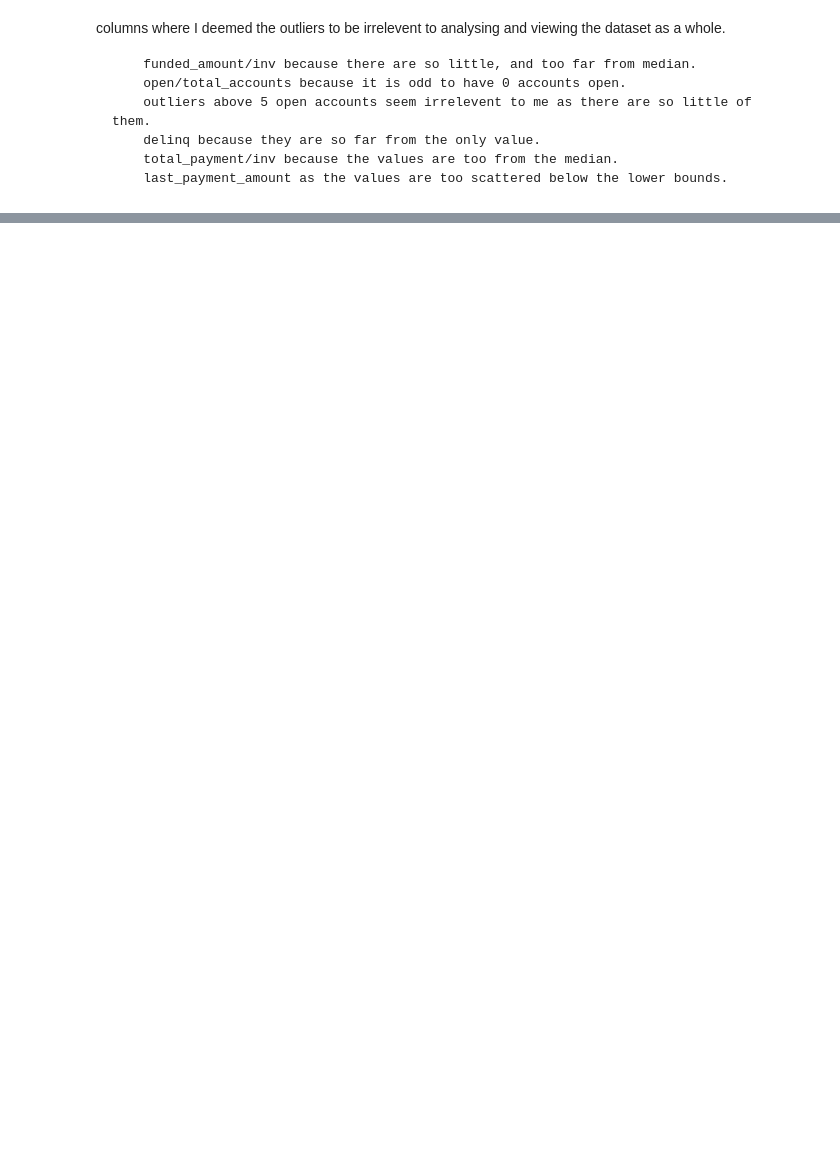
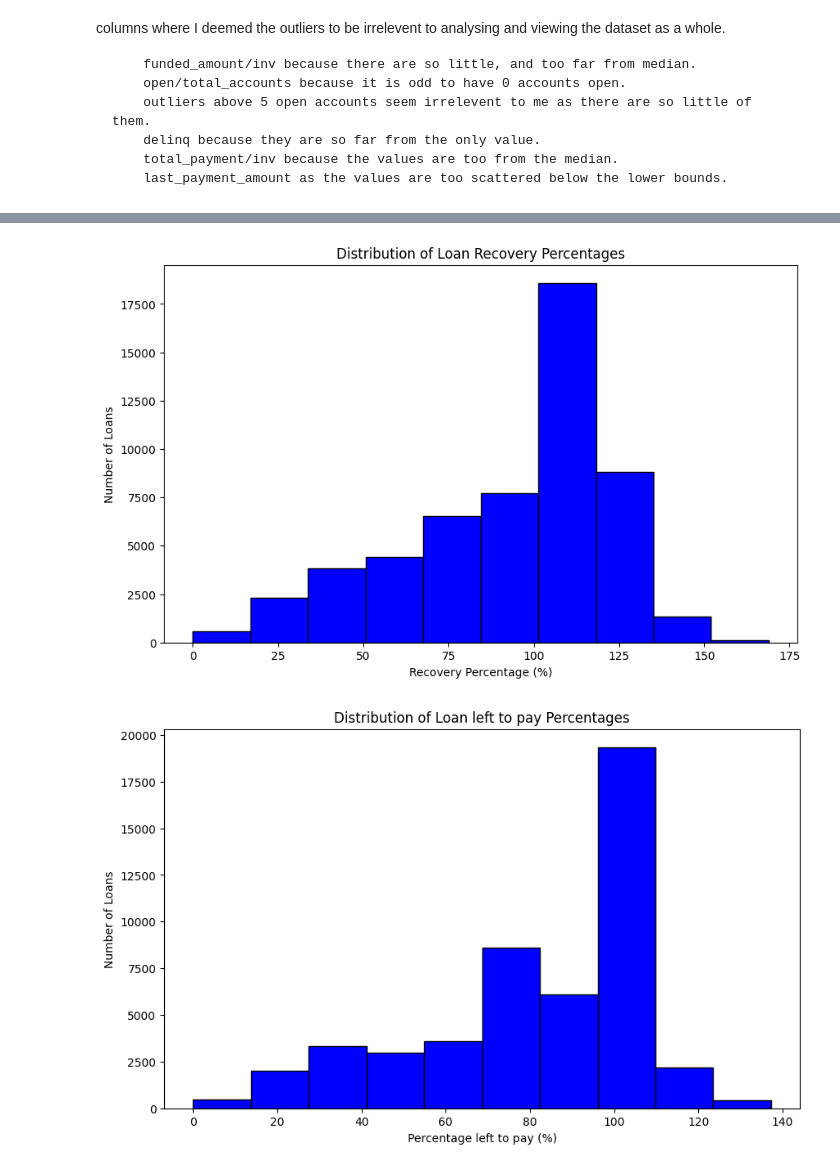
Before and after one commit to AdjunxLynx/exploratory-data-analysis---customer-loans-in-finance, a Jupyter notebook: Analysis.ipynb, the cells around one changed output, grey strips where cells are left out. Cells and saved outputs as stored; diff of their text form; code cells hidden in the pictures; blank space fills up the shorter version.

```diff
--- a/Analysis.ipynb
+++ b/Analysis.ipynb
@@ -153,2 +177,5 @@ Columns dropped:['id', 'member_id', 'delinq_2yrs', 'funded_amount', 'funded_amou
 # %%
-insights.visualise_repayments(dataframe)
+insights.visualise_repayments(insight_dataframe)
+# %% [output]
+[figure, added]
+[figure, added]
```
Also changed, not shown: parts of 12 cells of this notebook, 6 other files.
